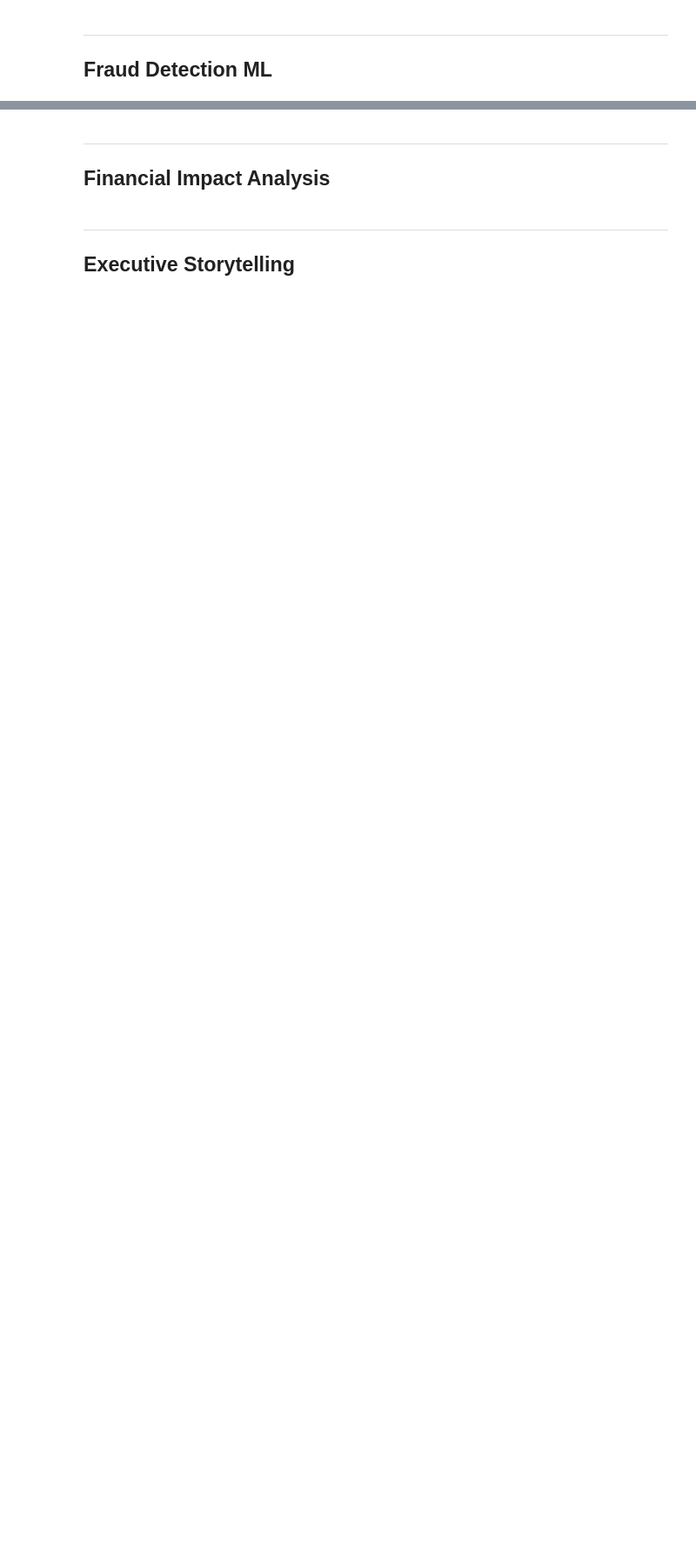
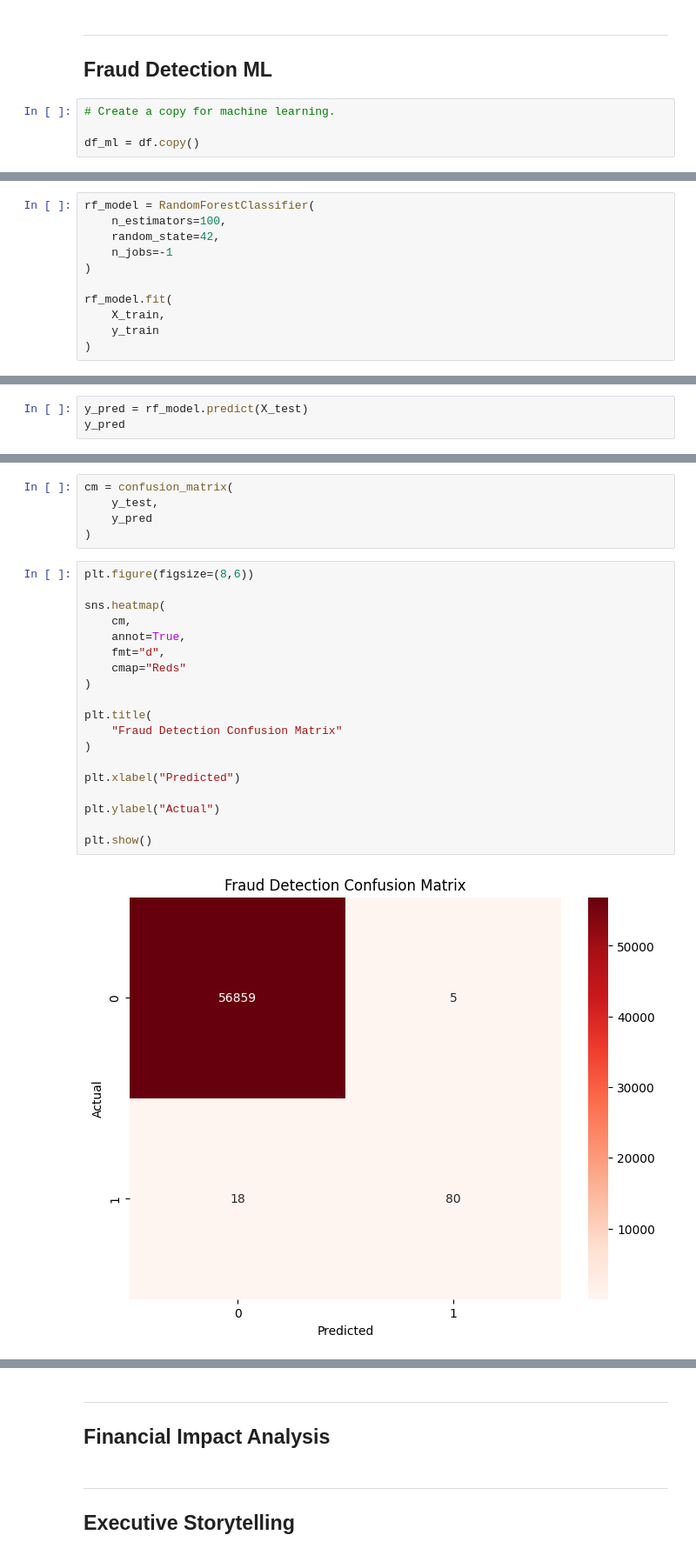
Before and after one commit to KHARCHISalahEddine/data-analysis-portfolio, a Jupyter notebook: projects/securebank-risk-intelligence/notebooks/01_fraud_eda.ipynb, the cells around one changed output, grey strips where cells are left out. Shown at 87% size. Drawn from its saved outputs; the diff is of its cells as text; blank space fills up the shorter version.

```diff
--- a/projects/securebank-risk-intelligence/notebooks/01_fraud_eda.ipynb
+++ b/projects/securebank-risk-intelligence/notebooks/01_fraud_eda.ipynb
@@ -675,3 +720,7 @@ plt.show()
 ---
 
 ## Fraud Detection ML
+# %%
+# Create a copy for machine learning.
+
+df_ml = df.copy()
@@ -677,0 +774,11 @@ plt.show()
+# %%
+rf_model = RandomForestClassifier(
+    n_estimators=100,
+    random_state=42,
+    n_jobs=-1
+)
+
+rf_model.fit(
+    X_train,
+    y_train
+)
@@ -677,0 +789,3 @@ plt.show()
+# %%
+y_pred = rf_model.predict(X_test)
+y_pred
@@ -677,0 +869,26 @@ plt.show()
+# %%
+cm = confusion_matrix(
+    y_test,
+    y_pred
+)
+# %%
+plt.figure(figsize=(8,6))
+
+sns.heatmap(
+    cm,
+    annot=True,
+    fmt="d",
+    cmap="Reds"
+)
+
+plt.title(
+    "Fraud Detection Confusion Matrix"
+)
+
+plt.xlabel("Predicted")
+
+plt.ylabel("Actual")
+
+plt.show()
+# %% [output]
+[figure, added]
```
Also changed, not shown: parts of 63 cells of this notebook.
